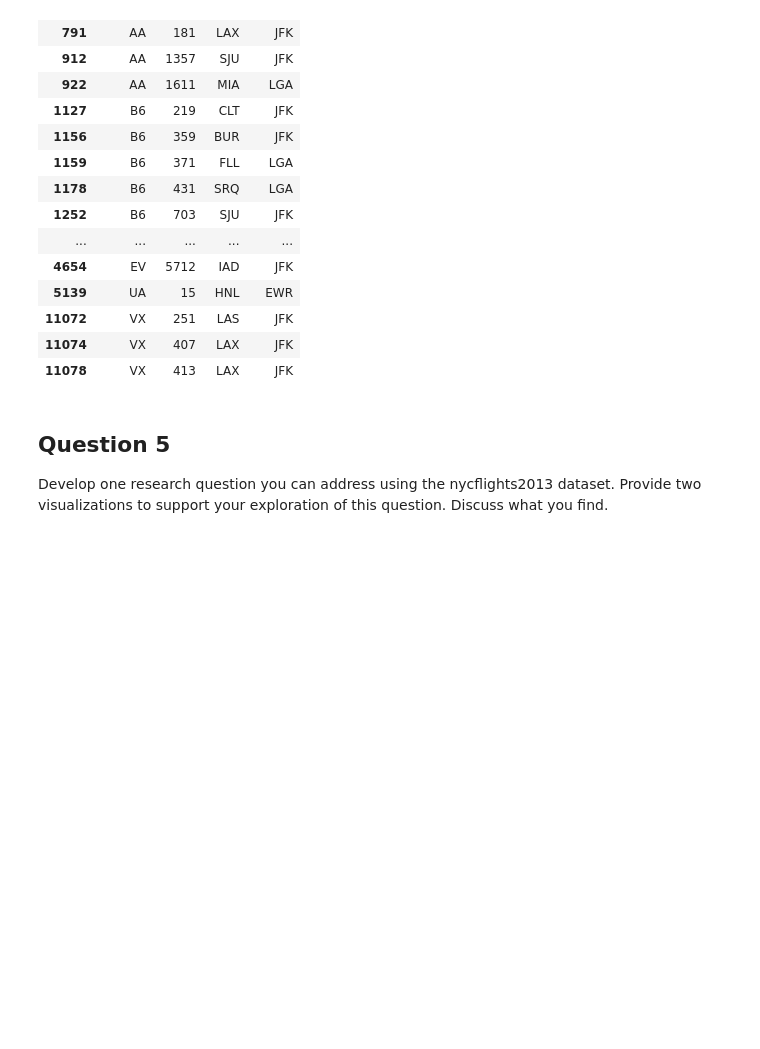
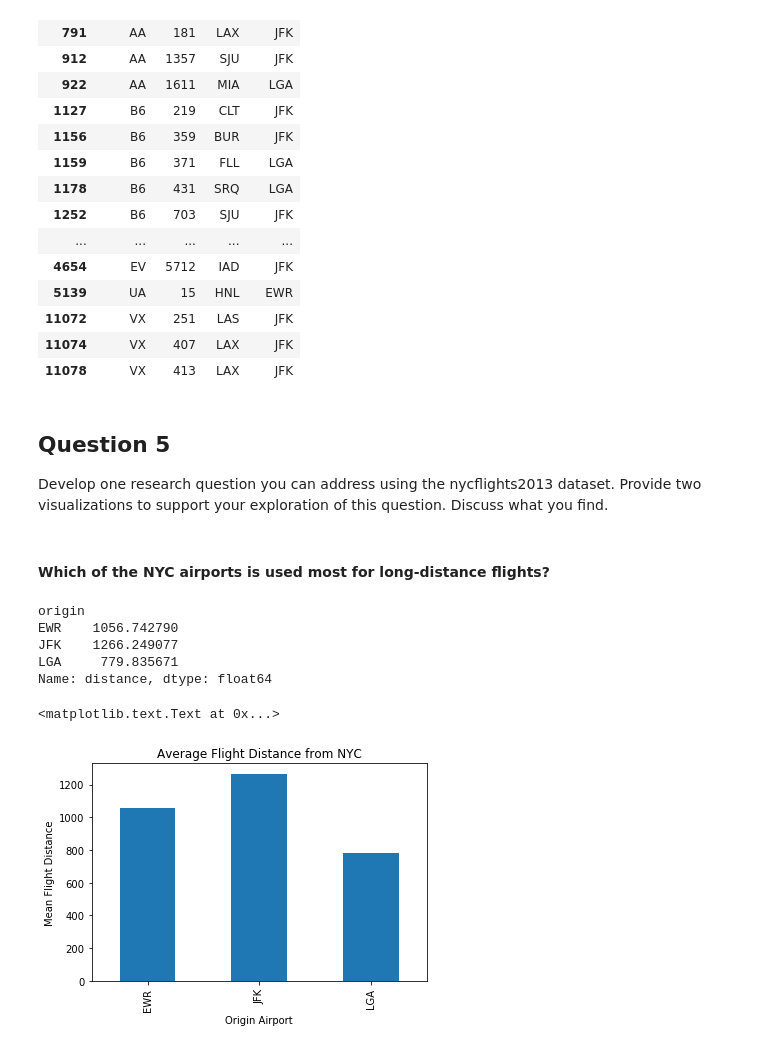
Before and after one commit to Naif6003/LearningJournal, a Jupyter notebook: Python/MachineLearning_Problems/ProblemSet_01/Weather_Airlines_Questions.ipynb, the cells around one changed output. Drawn from its saved outputs; the diff is of its cells as text; code cells hidden in the pictures; blank space fills up the shorter version.

```diff
--- a/Python/MachineLearning_Problems/ProblemSet_01/Weather_Airlines_Questions.ipynb
+++ b/Python/MachineLearning_Problems/ProblemSet_01/Weather_Airlines_Questions.ipynb
@@ -302,3 +302,30 @@ carrier_flight_dest_df[carrier_flight_dest_df['date']==365][['carrier', 'flight'
 # %% [markdown]
 ## Question 5
 Develop one research question you can address using the nycflights2013 dataset. Provide two visualizations to support your exploration of this question. Discuss what you find.
+# %% [markdown]
+#### Which of the NYC airports is used most for long-distance flights?
+# %%
+flights_long_dist_df = flights_df.groupby('origin').mean()
+
+print flights_long_dist_df['distance']
+# %% [output]
+origin
+EWR    1056.742790
+JFK    1266.249077
+LGA     779.835671
+Name: distance, dtype: float64
+# %%
+# Import and alias pyplot from matplotlib
+import matplotlib.pyplot as plt
+
+# Set plots to plot inline
+%matplotlib inline
+
+
+flights_long_dist_df.distance.plot(kind = 'bar')
+plt.xlabel('Origin Airport')
+plt.ylabel('Mean Flight Distance')
+plt.title(r'Average Flight Distance from NYC')
+# %% [output]
+<matplotlib.text.Text at 0x...>
+[figure, added]
```
Also changed, not shown: parts of 5 cells of this notebook, 3 other files.
